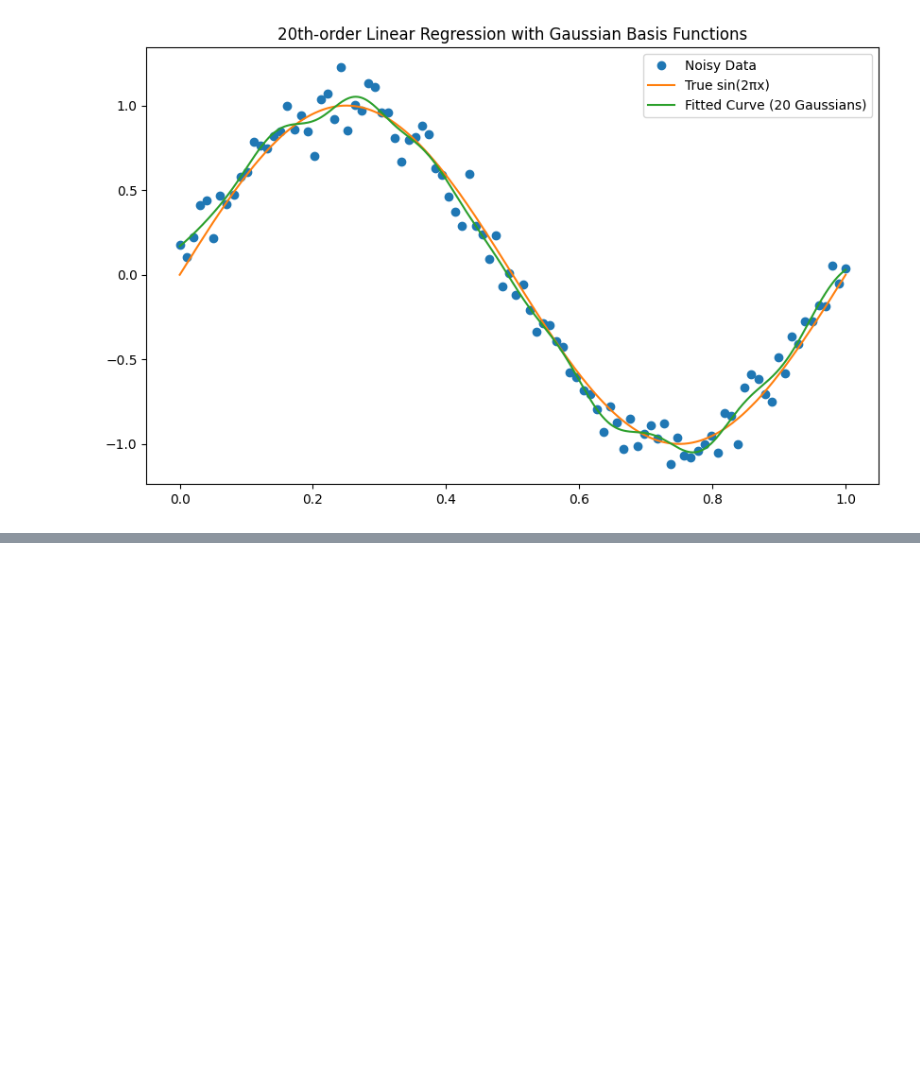
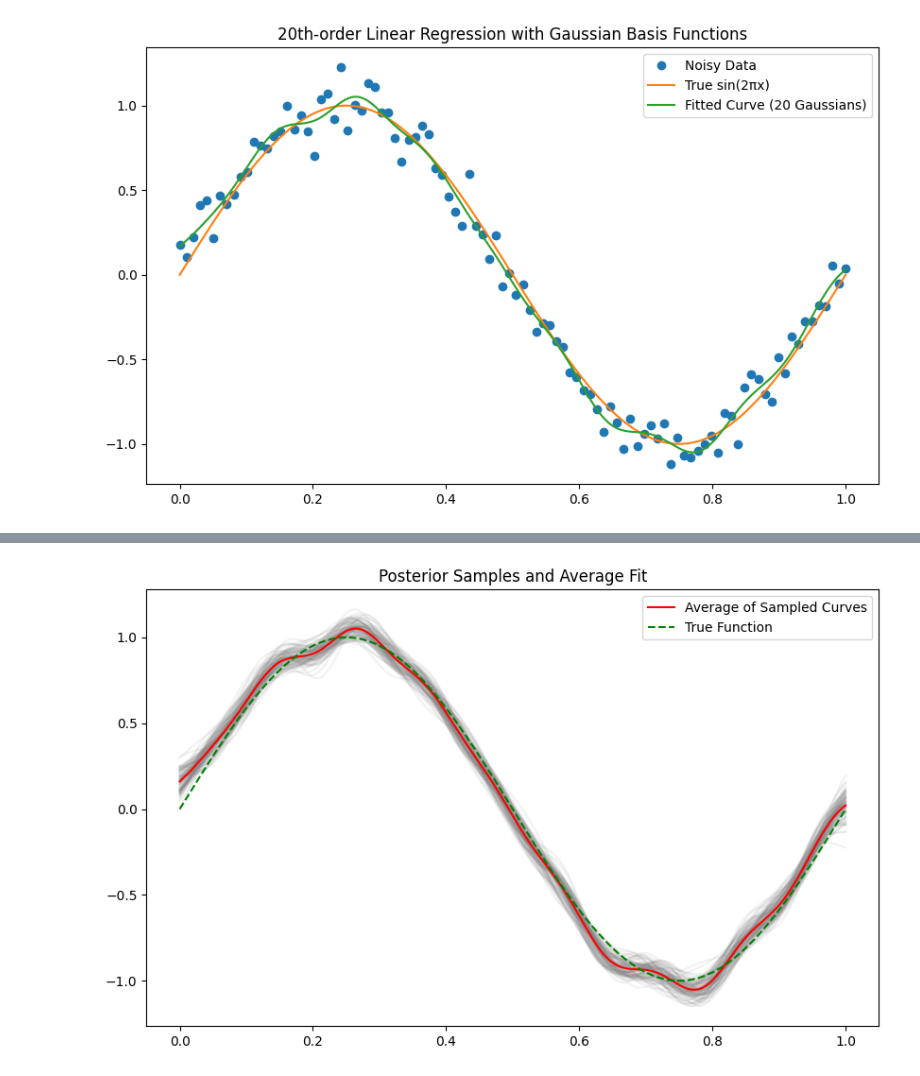
Before and after one commit to bhsh200/jpmc-case-study, a Jupyter notebook: Part6.ipynb, the cells around one changed output, grey strips where cells are left out. Saved outputs shown, nothing was run; the diff lists cells and outputs as text; code cells hidden in the pictures; blank space fills up the shorter version.

```diff
--- a/Part6.ipynb
+++ b/Part6.ipynb
@@ -154 +152,12 @@ def bayesian_update(prior_mean, prior_cov, phi_x, t_val, sigma2):
+# %%
+D = Phi.shape[1]           # Number of basis functions
+sigma2 = 0.01              # Known noise variance (σ²)
+m_prior = np.zeros(D)      # Prior mean: zero vector
+S_prior = np.eye(D)        # Prior covariance: identity matrix
+m_N, S_N = m_prior.copy(), S_prior.copy()  # Start with prior
+
+for i in range(Phi.shape[0]):  # Loop through training examples
+    phi_xi = Phi[i]      # Row i from design matrix
+    t_i = t[i]           # Corresponding target value
+    m_N, S_N = bayesian_update(m_N, S_N, phi_xi, t_i, sigma2)
 # %%
@@ -225,0 +174,12 @@ plt.show()
+# %%
+plt.figure(figsize=(10, 6))
+for i in range(n_samples):
+    plt.plot(x_test, sampled_curves[i], color='gray', alpha=0.1)
+
+plt.plot(x_test, average_curve, label='Average of Sampled Curves', color='red')
+plt.plot(x_test, true_func(x_test), label='True Function', linestyle='--', color='green')
+plt.legend()
+plt.title("Posterior Samples and Average Fit")
+plt.show()
+# %% [output]
+[figure, added]
```
Also changed, not shown: parts of 5 cells of this notebook.
